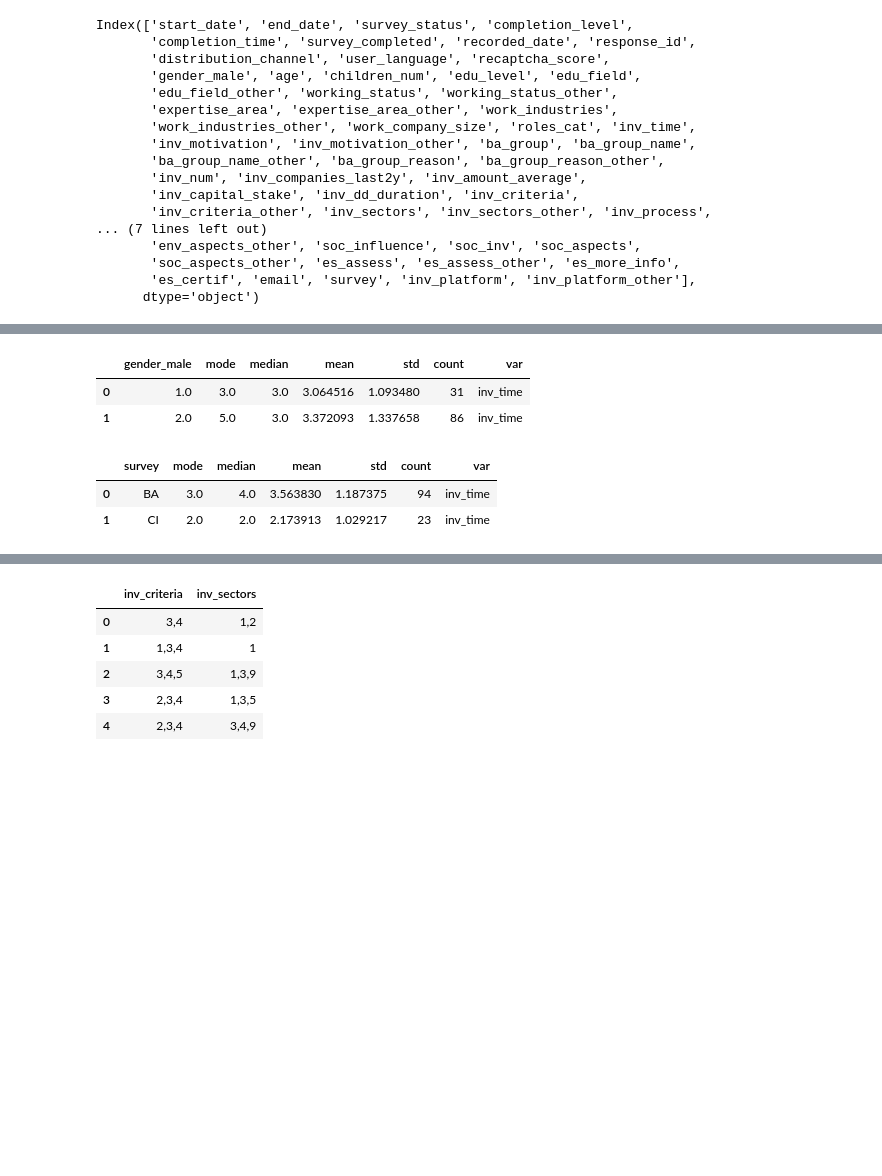
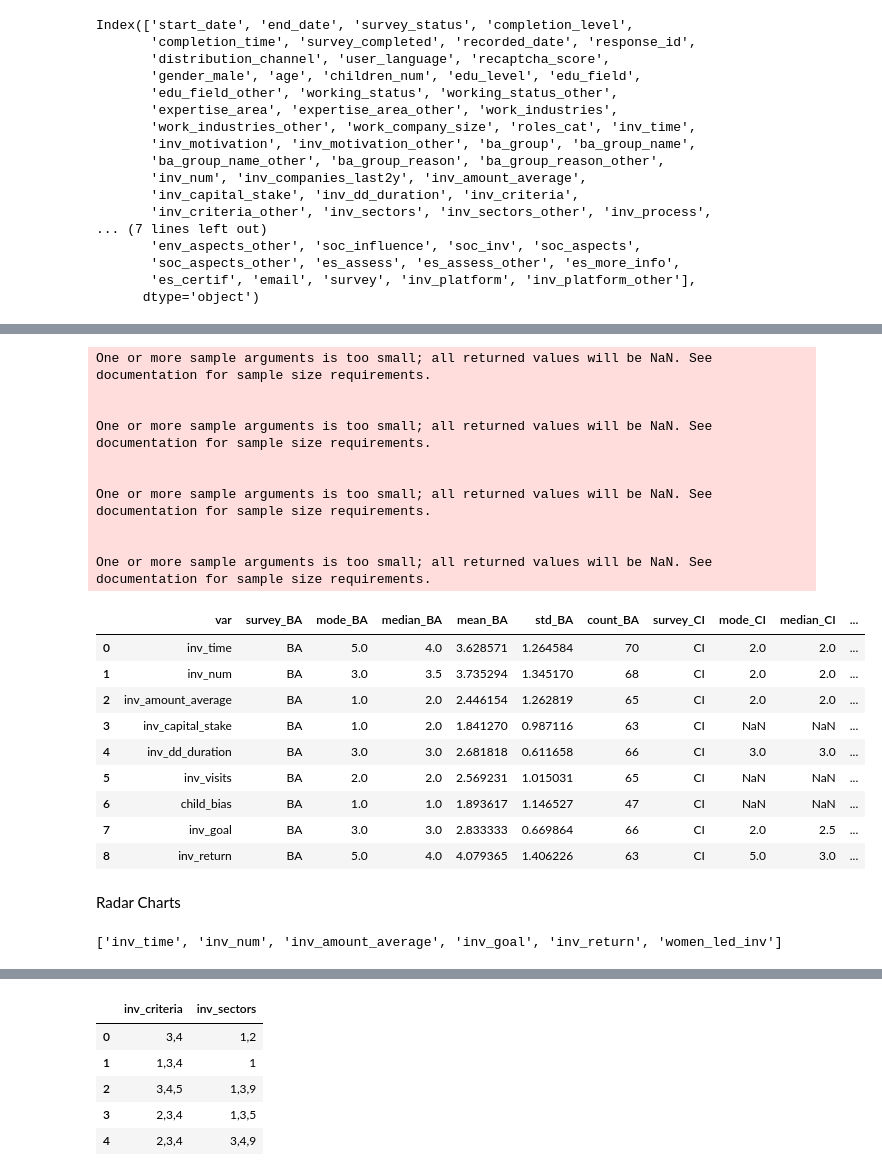
Before and after one commit to D2HStack/BAC4SHC, a Jupyter notebook: descriptive.ipynb, the cells around one changed output, grey strips where cells are left out. Saved outputs shown, nothing was run; the diff lists cells and outputs as text; code cells hidden in the pictures; blank space fills up the shorter version.

```diff
--- a/descriptive.ipynb
+++ b/descriptive.ipynb
@@ -362,22 +314,46 @@ o	10 or more years ago  (5)
-# %%
-# Statistics - Gender
-funcs=[mode, 'median', 'mean', 'std', 'count']
-groups=['gender_male']
-columns=['inv_time',]
-
-basic_stats(funcs, groups, columns)
-# %% [output]
-|  | gender_male | mode | median | mean | std | count | var |
-| 0 | 1.0 | 3.0 | 3.0 | 3.064516 | 1.093480 | 31 | inv_time |
-| 1 | 2.0 | 5.0 | 3.0 | 3.372093 | 1.337658 | 86 | inv_time |
-# %%
-# Statistics - BA/CI
-funcs=[mode, 'median', 'mean', 'std', 'count']
-groups=['survey']
-columns=['inv_time',]
-
-basic_stats(funcs, groups, columns)
-# %% [output]
-|  | survey | mode | median | mean | std | count | var |
-| 0 | BA | 3.0 | 4.0 | 3.563830 | 1.187375 | 94 | inv_time |
-| 1 | CI | 2.0 | 2.0 | 2.173913 | 1.029217 | 23 | inv_time |
+# %%
+# Descriptive statistics
+# Investor type
+import pandas as pd
+
+# Basic statistics
+# df=df_load
+# df=df_load[df_load['gender_male']==1] # Women only
+df=df_load[df_load['gender_male']==2] # Men only
+
+funcs=[mode, 'median', 'mean', 'std', 'count',]
+group_label='survey'
+
+columns=[]
+for col in COLS:
+    if (col in ORDINAL_COLS) & (not col in MUL_COLS) & (not col in GENDER_COLS):
+        columns.append(col)
+
+df_results=des_stats_table(df, funcs, group_label, columns)
+display(df_results)
+# df_results.to_excel('assets/tables/des_stats_inv_type_all.xlsx', sheet_name='des_stats_inv_type_all')
+# df_results.to_excel('assets/tables/des_stats_inv_type_women.xlsx', sheet_name='des_stats_inv_type_women')
+# df_results.to_excel('assets/tables/des_stats_inv_type_men.xlsx', sheet_name='des_stats_inv_type_men')
+# %% [output]
+One or more sample arguments is too small; all returned values will be NaN. See documentation for sample size requirements.
+
+
+One or more sample arguments is too small; all returned values will be NaN. See documentation for sample size requirements.
+
+
+One or more sample arguments is too small; all returned values will be NaN. See documentation for sample size requirements.
+
+
+One or more sample arguments is too small; all returned values will be NaN. See documentation for sample size requirements.
+|  | var | survey_BA | mode_BA | median_BA | mean_BA | std_BA | count_BA | survey_CI | mode_CI | median_CI | ... |
+| 0 | inv_time | BA | 5.0 | 4.0 | 3.628571 | 1.264584 | 70 | CI | 2.0 | 2.0 | ... |
+| 1 | inv_num | BA | 3.0 | 3.5 | 3.735294 | 1.345170 | 68 | CI | 2.0 | 2.0 | ... |
+| 2 | inv_amount_average | BA | 1.0 | 2.0 | 2.446154 | 1.262819 | 65 | CI | 2.0 | 2.0 | ... |
+| 3 | inv_capital_stake | BA | 1.0 | 2.0 | 1.841270 | 0.987116 | 63 | CI | NaN | NaN | ... |
+| 4 | inv_dd_duration | BA | 3.0 | 3.0 | 2.681818 | 0.611658 | 66 | CI | 3.0 | 3.0 | ... |
+| 5 | inv_visits | BA | 2.0 | 2.0 | 2.569231 | 1.015031 | 65 | CI | NaN | NaN | ... |
+| 6 | child_bias | BA | 1.0 | 1.0 | 1.893617 | 1.146527 | 47 | CI | NaN | NaN | ... |
+| 7 | inv_goal | BA | 3.0 | 3.0 | 2.833333 | 0.669864 | 66 | CI | 2.0 | 2.5 | ... |
+| 8 | inv_return | BA | 5.0 | 4.0 | 4.079365 | 1.406226 | 63 | CI | 5.0 | 3.0 | ... |
+# %% [markdown]
+Radar Charts
@@ -383,0 +429,10 @@ basic_stats(funcs, groups, columns)
+# %%
+columns=[]
+for col in COLS:
+    if (col in ORDINAL_COLS) & (not col in MUL_COLS) & (not col in GENDER_COLS) & (not col in BA_ONLY_COLS) & (not col in CI_ONLY_COLS) & (not col in DIFF_COLS):
+        columns.append(col)
+
+columns.append('women_led_inv')
+print(columns)
+# %% [output]
+['inv_time', 'inv_num', 'inv_amount_average', 'inv_goal', 'inv_return', 'women_led_inv']
```
Also changed, not shown: parts of 30 cells of this notebook, 4 other files.
